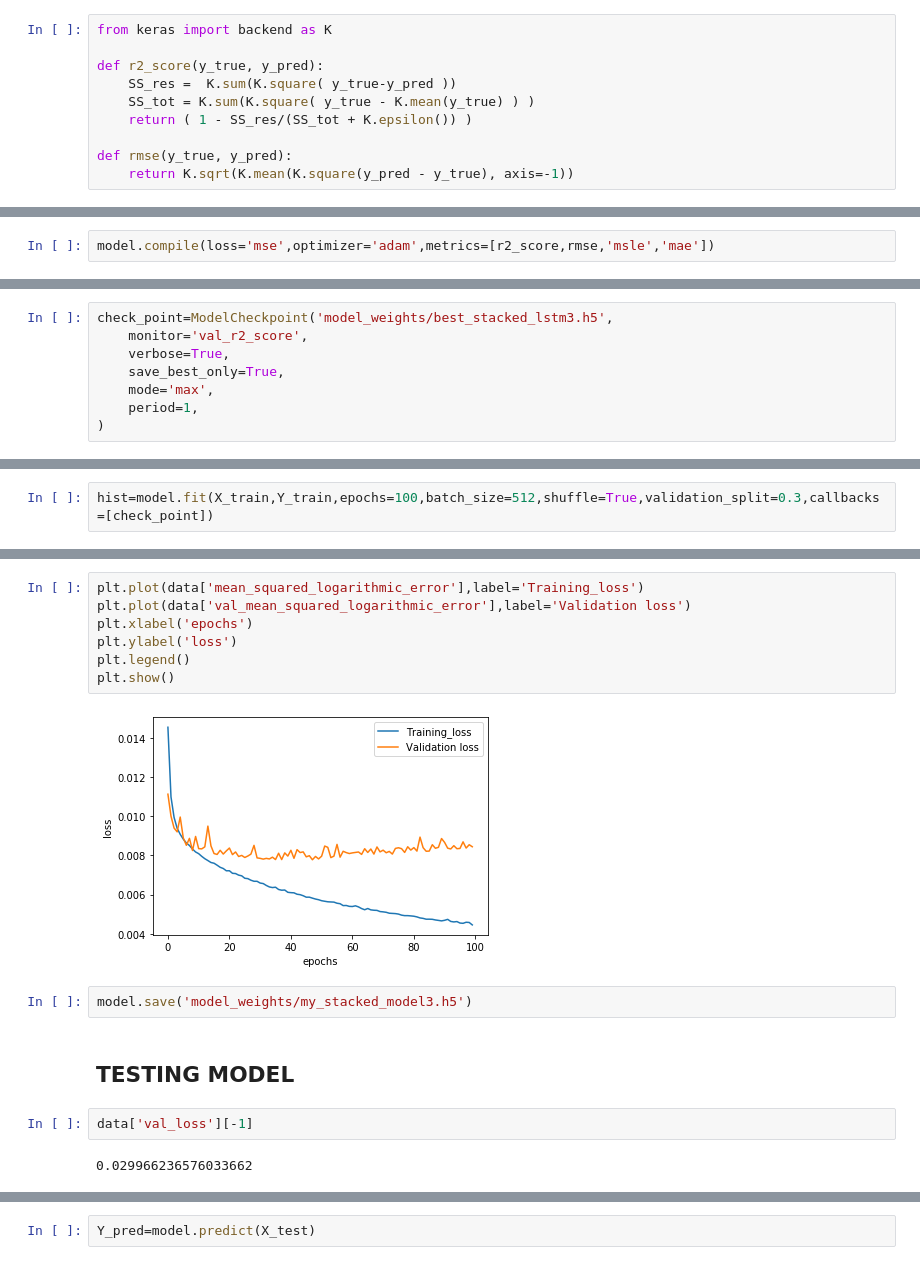
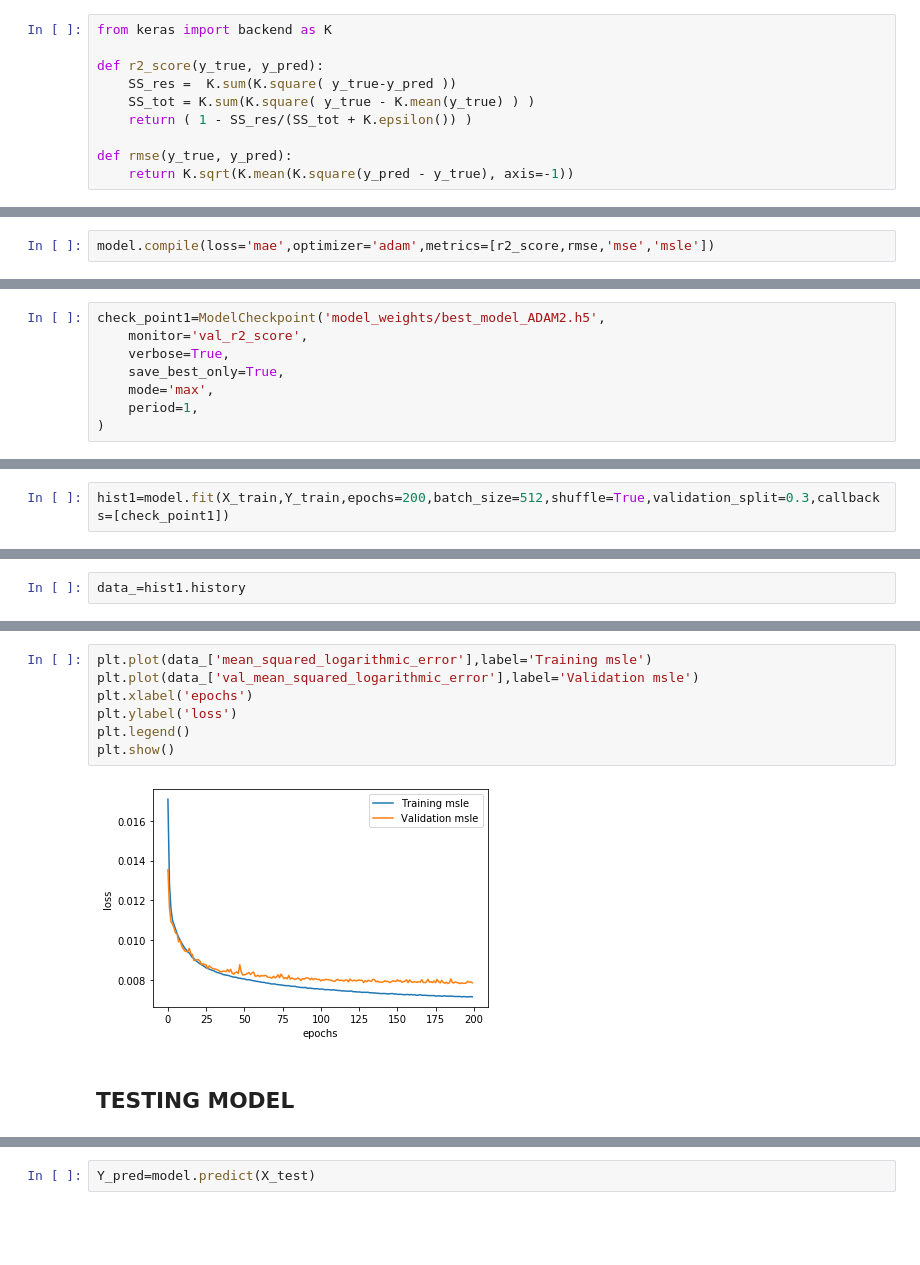
Before and after one commit to kritika2611/TWITTER-SENTIMENT-ANALYSIS-OF-COVID-19, a Jupyter notebook: SENTIMENT ANALYSIS.ipynb, the cells around one changed output, grey strips where cells are left out. Saved outputs shown, nothing was run; the diff lists cells and outputs as text; blank space fills up the shorter version.

```diff
--- a/SENTIMENT ANALYSIS.ipynb
+++ b/SENTIMENT ANALYSIS.ipynb
@@ -329,2 +413,2 @@ def rmse(y_true, y_pred):
 # %%
-model.compile(loss='mse',optimizer='adam',metrics=[r2_score,rmse,'msle','mae'])
+model.compile(loss='mae',optimizer='adam',metrics=[r2_score,rmse,'mse','msle'])
@@ -335,5 +415,5 @@ W0711 22:00:14.929915 25428 deprecation_wrapper.py:119] From c:\users\kritika\ap
 # %%
-check_point=ModelCheckpoint('model_weights/best_stacked_lstm3.h5',
+check_point1=ModelCheckpoint('model_weights/best_model_ADAM2.h5',
     monitor='val_r2_score',
     verbose=True,
     save_best_only=True,
@@ -343,3 +425,3 @@ check_point=ModelCheckpoint('model_weights/best_stacked_lstm3.h5',
 # %%
-hist=model.fit(X_train,Y_train,epochs=100,batch_size=512,shuffle=True,validation_split=0.3,callbacks=[check_point])
+hist1=model.fit(X_train,Y_train,epochs=200,batch_size=512,shuffle=True,validation_split=0.3,callbacks=[check_point1])
 # %% [output]
@@ -368,2 +447,4 @@ data=hist.history
+# %%
+data_=hist1.history
 # %%
 # R2 score
@@ -397,17 +478,11 @@ plt.show()
 # %%
-plt.plot(data['mean_squared_logarithmic_error'],label='Training_loss')
-plt.plot(data['val_mean_squared_logarithmic_error'],label='Validation loss')
+plt.plot(data_['mean_squared_logarithmic_error'],label='Training msle')
+plt.plot(data_['val_mean_squared_logarithmic_error'],label='Validation msle')
 plt.xlabel('epochs')
 plt.ylabel('loss')
 plt.legend()
 plt.show()
 # %% [output]
-[figure, old version]
+[figure, new version]
-# %%
-model.save('model_weights/my_stacked_model3.h5')
 # %% [markdown]
 ## TESTING MODEL
-# %%
-data['val_loss'][-1]
-# %% [output]
-0.029966236576033662
```
Also changed, not shown: parts of 53 cells of this notebook, 12 other files.
